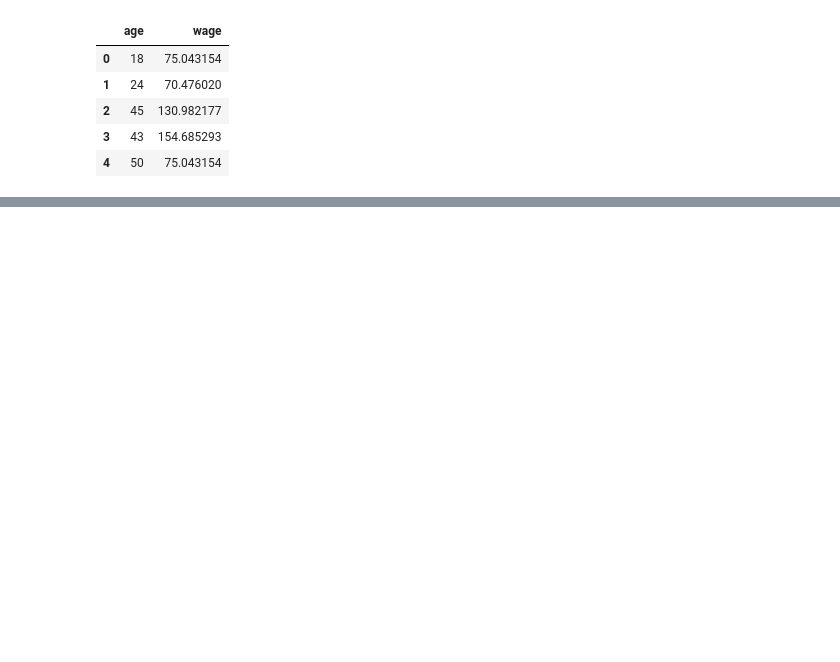
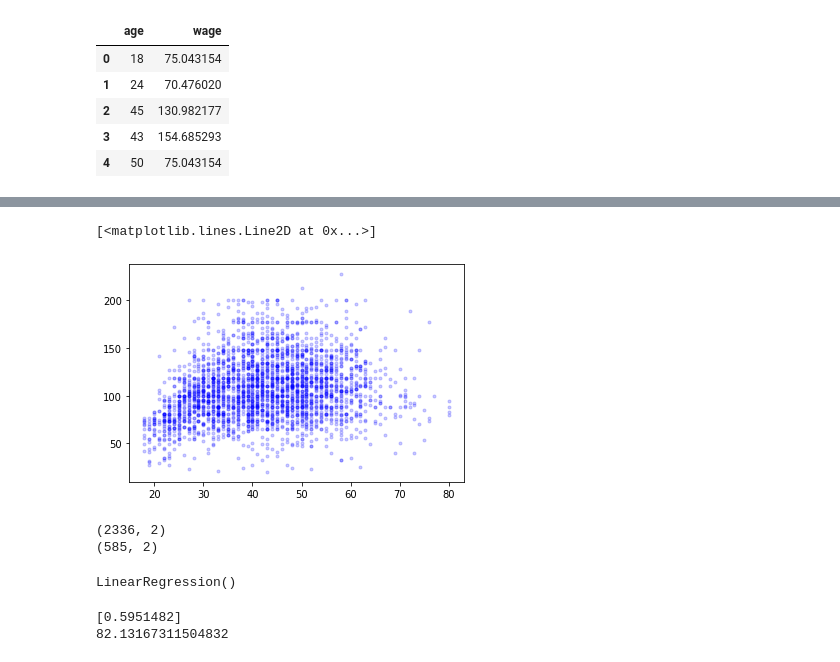
Before and after one commit to ch00226855/CMP414765Spring2022, a Jupyter notebook: Week07_PolynomialRegression.ipynb, the cells around one changed output, grey strips where cells are left out. Drawn from its saved outputs; the diff is of its cells as text; code cells hidden in the pictures; blank space fills up the shorter version.

```diff
--- a/Week07_PolynomialRegression.ipynb
+++ b/Week07_PolynomialRegression.ipynb
@@ -44,0 +54,32 @@ df.head()
+# %%
+# From the visualization we see that the cases of wage > 250 follows a different trend.
+# Let's remove these cases.
+
+data = df[df['wage'] < 250]
+plt.plot(data['age'], data['wage'], 'b.', alpha=0.2)
+# %% [output]
+[<matplotlib.lines.Line2D at 0x...>]
+[figure, added]
+# %%
+# Split the data
+from sklearn.model_selection import train_test_split
+data_train, data_test = train_test_split(data, test_size=0.2)
+print(data_train.shape)
+print(data_test.shape)
+# %% [output]
+(2336, 2)
+(585, 2)
+# %%
+# Use a linear regression model to describe the relationship between age and wage.
+from sklearn.linear_model import LinearRegression
+model_lr = LinearRegression()
+model_lr.fit(data_train[['age']], data_train['wage'])
+# %% [output]
+LinearRegression()
+# %%
+# Parameter values of the linear model
+print(model_lr.coef_)
+print(model_lr.intercept_)
+# %% [output]
+[0.5951482]
+82.13167311504832
```
Also changed, not shown: parts of 8 cells of this notebook.
